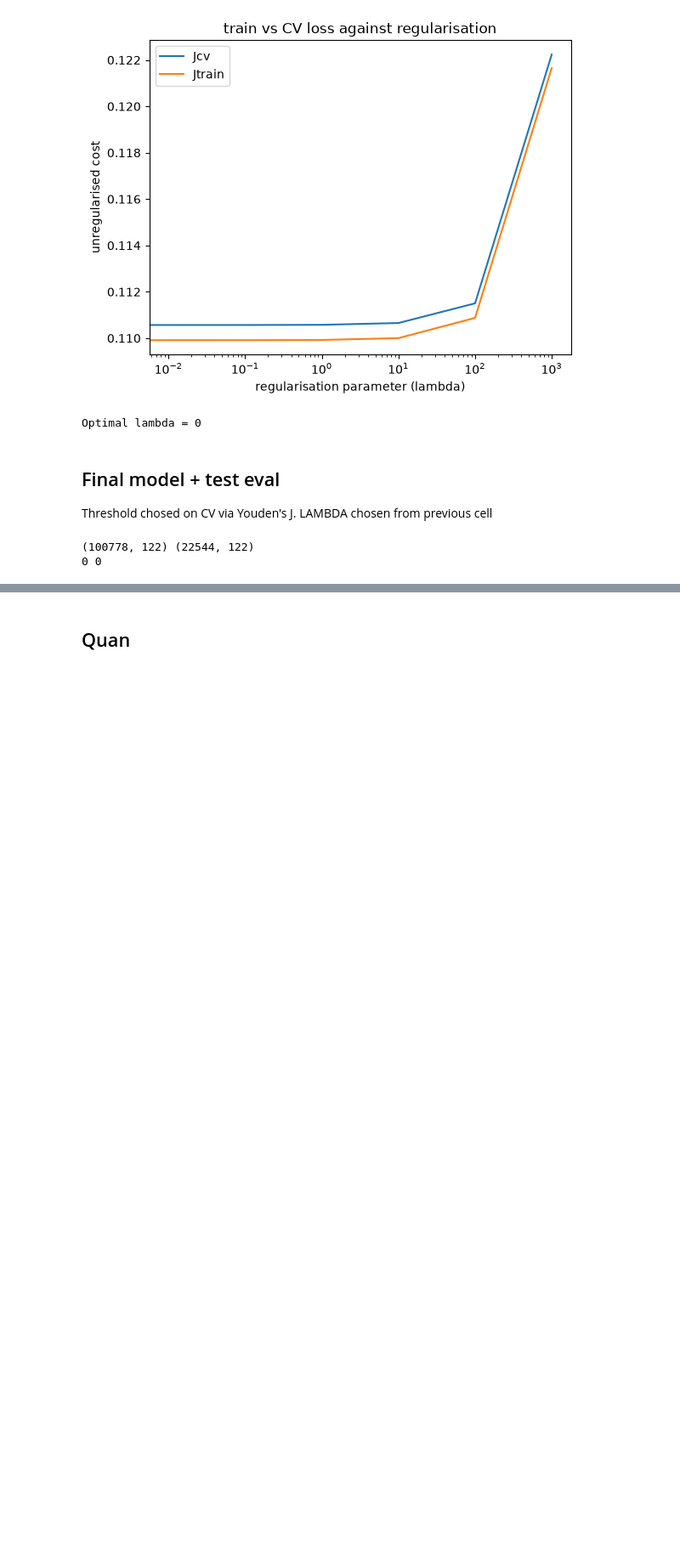
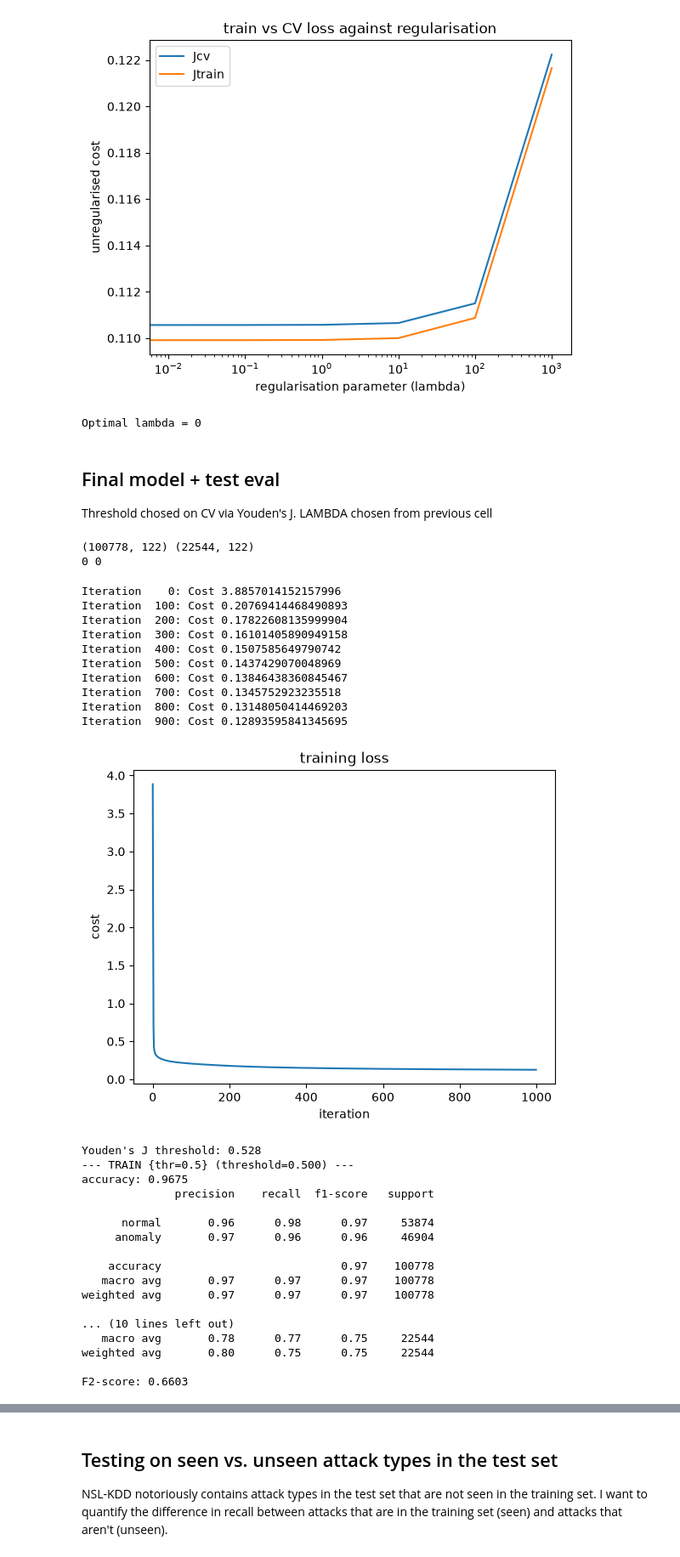
Before and after one commit to OmarHyder07/ML-IDS, a Jupyter notebook: NSL-KDD/log_reg.ipynb, the cells around one changed output, grey strips where cells are left out. Shown at 85% size. Drawn from its saved outputs; the diff is of its cells as text; code cells hidden in the pictures; blank space fills up the shorter version.

```diff
--- a/NSL-KDD/log_reg.ipynb
+++ b/NSL-KDD/log_reg.ipynb
@@ -105,7 +105,7 @@ def evaluate(X, y, w, b, threshold=0.5, title=""):
     cm = confusion_matrix(y, preds, labels=[0, 1])
     ConfusionMatrixDisplay(cm, display_labels=["normal", "anomaly"]).plot()
     plt.title(title)
-    #return preds
+    return preds
 # %% [markdown]
 ## Scaling
 Per-feature: log1p for the heavy-tailed byte columns (4, 5), standardise the rest.
@@ -230,12 +230,41 @@ print(np.isnan(scaled_train_X).sum(), np.isnan(scaled_test_X).sum())
 # %%
 LAMBDA = 100
 w, b, J_history = gradient_descent(scaled_train_X, train_y, w_in, b_in,
                                    alpha, iters, LAMBDA, show=True)
 plt.plot(J_history)
 plt.xlabel("iteration"); plt.ylabel("cost"); plt.title("training loss"); plt.show()
 
 thr = best_threshold_youden(cv_X, cv_y, w, b)
 print(f"Youden's J threshold: {thr:.3f}")
 
 evaluate(scaled_train_X, train_y, w, b, threshold=0.5, title="TRAIN {thr=0.5}")
-evaluate(scaled_test_X, test_y, w, b, threshold=thr, title="TEST {thr=Youden's J}")
+preds = evaluate(scaled_test_X, test_y, w, b, threshold=thr, title="TEST {thr=Youden's J}")
+# %% [output]
+Iteration    0: Cost 3.8857014152157996
+Iteration  100: Cost 0.20769414468490893
+Iteration  200: Cost 0.17822608135999904
+Iteration  300: Cost 0.16101405890949158
+Iteration  400: Cost 0.1507585649790742
+Iteration  500: Cost 0.1437429070048969
+Iteration  600: Cost 0.13846438360845467
+Iteration  700: Cost 0.1345752923235518
+Iteration  800: Cost 0.13148050414469203
+Iteration  900: Cost 0.12893595841345695
+[figure, added]
+Youden's J threshold: 0.528
+--- TRAIN {thr=0.5} (threshold=0.500) ---
+accuracy: 0.9675
+              precision    recall  f1-score   support
+
+      normal       0.96      0.98      0.97     53874
+     anomaly       0.97      0.96      0.96     46904
+
+    accuracy                           0.97    100778
+   macro avg       0.97      0.97      0.97    100778
+weighted avg       0.97      0.97      0.97    100778
+
+... (10 lines left out)
+   macro avg       0.78      0.77      0.75     22544
+weighted avg       0.80      0.75      0.75     22544
+
+F2-score: 0.6603
@@ -242,5 +273,7 @@ evaluate(scaled_test_X, test_y, w, b, threshold=thr, title="TEST {thr=Youden's J
 # %% [markdown]
-## Quan
+## Testing on seen vs. unseen attack types in the test set
+NSL-KDD notoriously contains attack types in the test set that are not seen in the training set.
+I want to quantify the difference in recall between attacks that are in the training set (seen) and attacks that aren't (unseen).
 # %%
 train_raw = pd.read_csv('KDDTrain+.txt', header=None)
 test_raw  = pd.read_csv('KDDTest+.txt',  header=None)
```
Also changed, not shown: parts of 5 cells of this notebook, 5 other files.
